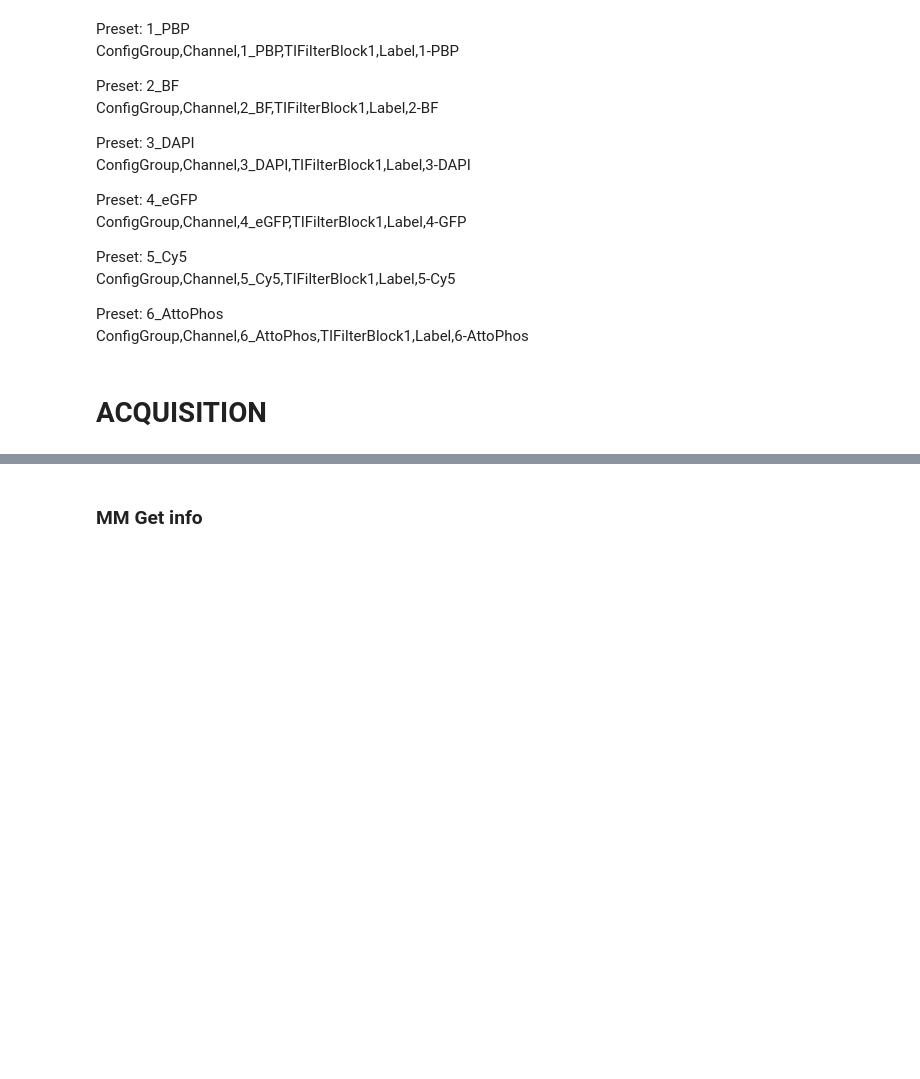
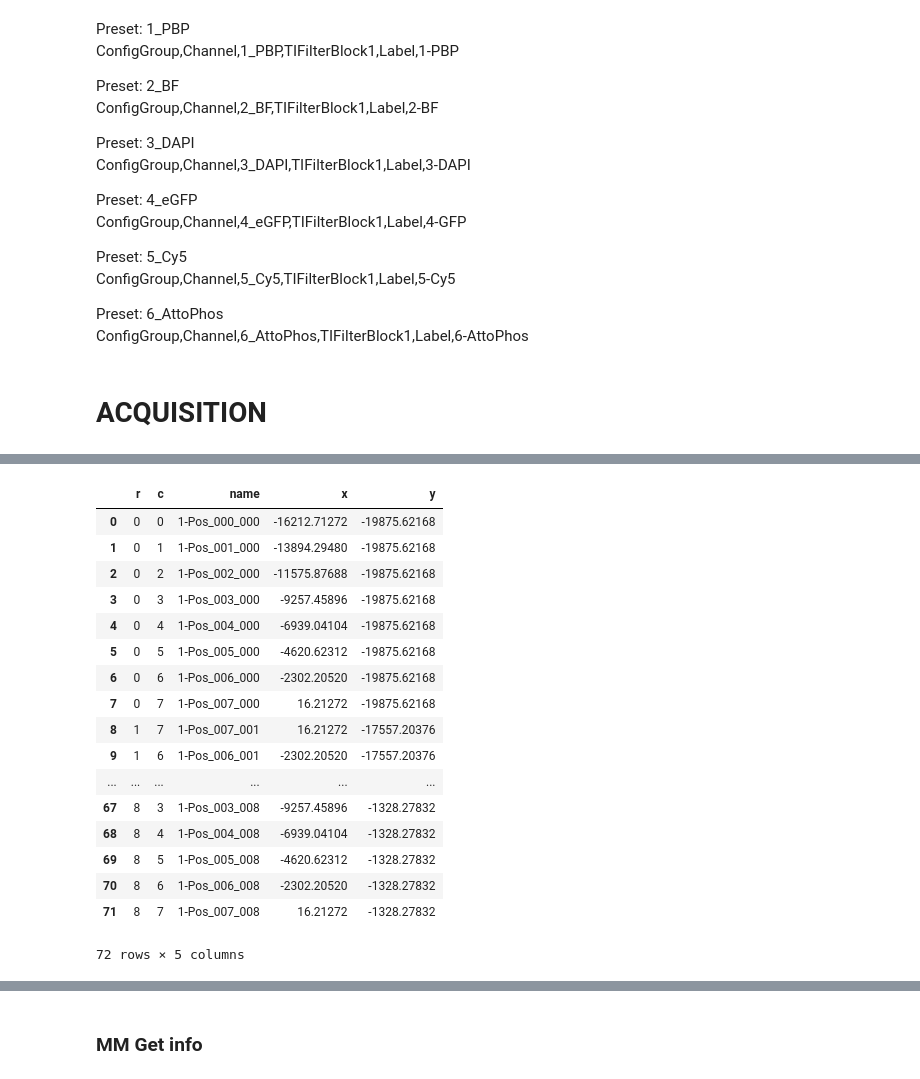
Before and after one commit to FordyceLab/AcqPack, a Jupyter notebook: ExperimentTemplate.ipynb, the cells around one changed output, grey strips where cells are left out. Cells and saved outputs as stored; diff of their text form; code cells hidden in the pictures; blank space fills up the shorter version.

```diff
--- a/ExperimentTemplate.ipynb
+++ b/ExperimentTemplate.ipynb
@@ -101,0 +160,22 @@ for i in range(5):
+# %%
+position_list = ut.load_mm_positionlist("C:/Users/fordycelab/Desktop/D1_cjm.pos")
+position_list
+# %% [output]
+|  | r | c | name | x | y |
+| 0 | 0 | 0 | 1-Pos_000_000 | -16212.71272 | -19875.62168 |
+| 1 | 0 | 1 | 1-Pos_001_000 | -13894.29480 | -19875.62168 |
+| 2 | 0 | 2 | 1-Pos_002_000 | -11575.87688 | -19875.62168 |
+| 3 | 0 | 3 | 1-Pos_003_000 | -9257.45896 | -19875.62168 |
+| 4 | 0 | 4 | 1-Pos_004_000 | -6939.04104 | -19875.62168 |
+| 5 | 0 | 5 | 1-Pos_005_000 | -4620.62312 | -19875.62168 |
+| 6 | 0 | 6 | 1-Pos_006_000 | -2302.20520 | -19875.62168 |
+| 7 | 0 | 7 | 1-Pos_007_000 | 16.21272 | -19875.62168 |
+| 8 | 1 | 7 | 1-Pos_007_001 | 16.21272 | -17557.20376 |
+| 9 | 1 | 6 | 1-Pos_006_001 | -2302.20520 | -17557.20376 |
+| ... | ... | ... | ... | ... | ... |
+| 67 | 8 | 3 | 1-Pos_003_008 | -9257.45896 | -1328.27832 |
+| 68 | 8 | 4 | 1-Pos_004_008 | -6939.04104 | -1328.27832 |
+| 69 | 8 | 5 | 1-Pos_005_008 | -4620.62312 | -1328.27832 |
+| 70 | 8 | 6 | 1-Pos_006_008 | -2302.20520 | -1328.27832 |
+| 71 | 8 | 7 | 1-Pos_007_008 | 16.21272 | -1328.27832 |
+72 rows × 5 columns
```
Also changed, not shown: parts of 22 cells of this notebook, 3 other files.
